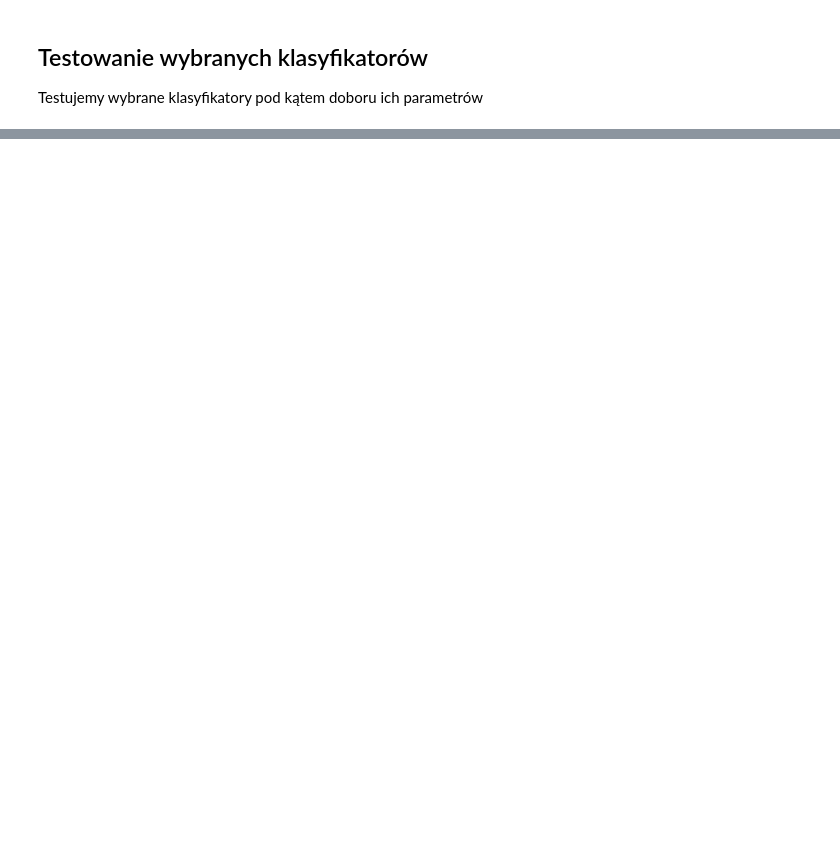
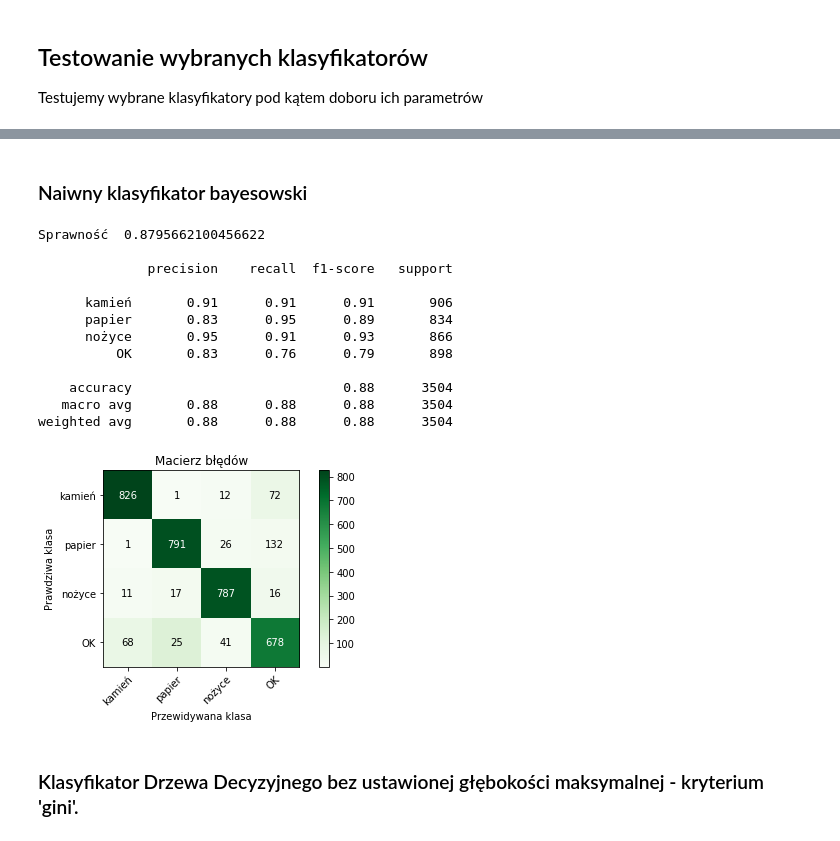
Before and after one commit to dkacperski97/gesture-classification, a Jupyter notebook: gesture-classification.ipynb, the cells around one changed output, grey strips where cells are left out. Cells and saved outputs as stored; diff of their text form; code cells hidden in the pictures; blank space fills up the shorter version.

```diff
--- a/gesture-classification.ipynb
+++ b/gesture-classification.ipynb
@@ -246,14 +295,30 @@ plt.show()
+# %% [markdown]
+### Naiwny klasyfikator bayesowski
 # %%
 ncb = GaussianNB()
 
 ncb.fit(x_train, y_train)
-y_pred = nb.predict(x_test)
-result = nb.result(x_test, y_test)
+y_pred = ncb.predict(x_test)
+result = ncb.score(x_test, y_test)
 
 target_names=['kamień','papier','nożyce','OK']
 
 print("Sprawność ", result, "\n" )
 print(classification_report(y_test, y_pred, target_names=target_names))
 view_confusion_matrix(y_test, y_pred, classes=target_names)
 
 plt.show()
+# %% [output]
+Sprawność  0.8795662100456622
+
+              precision    recall  f1-score   support
+
+      kamień       0.91      0.91      0.91       906
+      papier       0.83      0.95      0.89       834
+      nożyce       0.95      0.91      0.93       866
+          OK       0.83      0.76      0.79       898
+
+    accuracy                           0.88      3504
+   macro avg       0.88      0.88      0.88      3504
+weighted avg       0.88      0.88      0.88      3504
+[figure, added]
@@ -262,3 +325,5 @@ plt.show()
+# %% [markdown]
+### Klasyfikator Drzewa Decyzyjnego bez ustawionej głębokości maksymalnej - kryterium 'gini'.
 # %%
 dtc = DecisionTreeClassifier()
 
```
Also changed, not shown: parts of 30 cells of this notebook.
